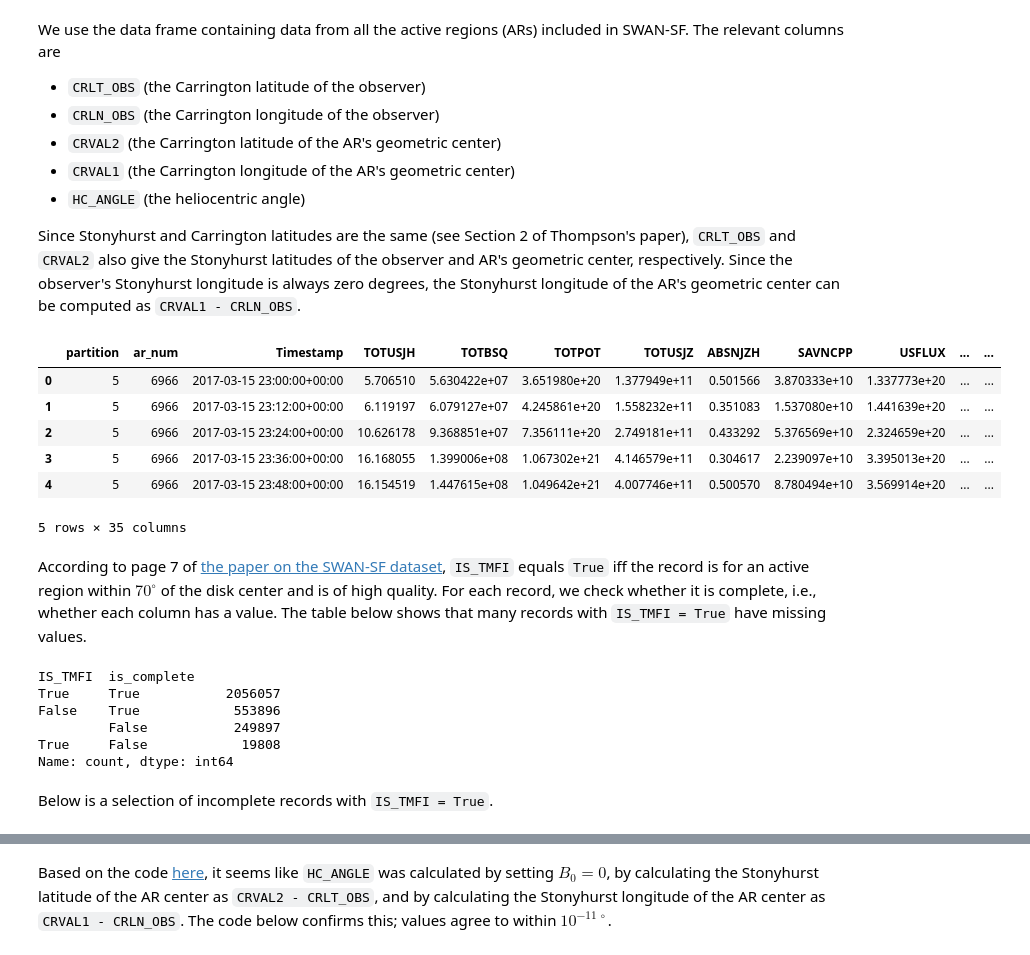
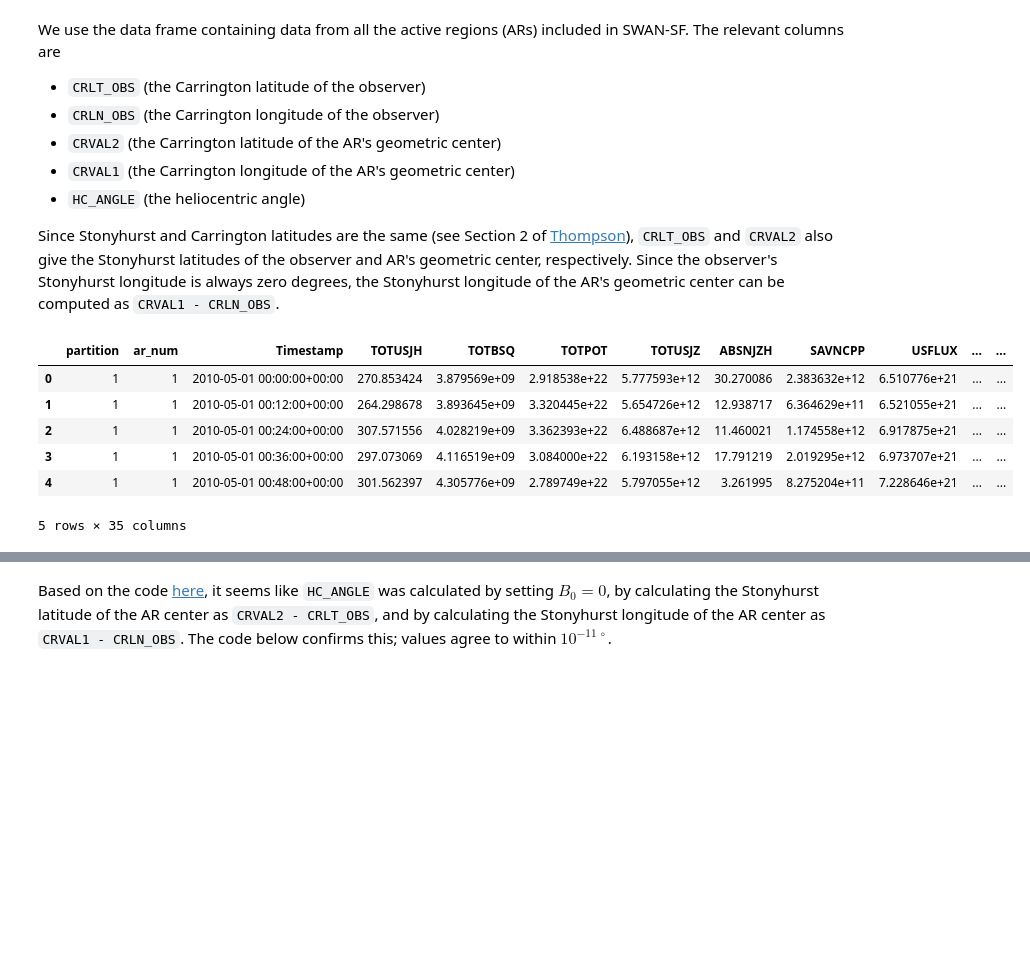
Before and after one commit to victorverma/Projection-Effects, a Jupyter notebook: data/processed/heliocentric_angles.ipynb, the cells around one changed output, grey strips where cells are left out. Drawn from its saved outputs; the diff is of its cells as text; code cells hidden in the pictures; blank space fills up the shorter version.

```diff
--- a/data/processed/heliocentric_angles.ipynb
+++ b/data/processed/heliocentric_angles.ipynb
@@ -5,2 +7,4 @@ from plotnine import *
+# %%
+DATA_DIR = Path("..") / "data" / "processed" / "swan_sf"
 # %% [markdown]
 The correction factor polynomials computed in [Goodwin et al.](https://dx.doi.org/10.3847/1538-4357/adb4f6)
@@ -91,37 +145,19 @@ in SWAN-SF. The relevant columns are
 - `CRVAL1` (the Carrington longitude of the AR's geometric center)
 - `HC_ANGLE` (the heliocentric angle)
 
-Since Stonyhurst and Carrington latitudes are the same (see Section 2 of Thompson's paper), `CRLT_OBS` and `CRVAL2`
-also give the Stonyhurst latitudes of the observer and AR's geometric center,
-respectively. Since the observer's Stonyhurst longitude is always zero degrees,
-the Stonyhurst longitude of the AR's geometric center can be computed as
-`CRVAL1 - CRLN_OBS`.
+Since Stonyhurst and Carrington latitudes are the same (see Section 2 of [Thompson](https://doi.org/10.1051/0004-6361:20054262)),
+`CRLT_OBS` and `CRVAL2` also give the Stonyhurst latitudes of the observer and
+AR's geometric center, respectively. Since the observer's Stonyhurst longitude
+is always zero degrees, the Stonyhurst longitude of the AR's geometric center
+can be computed as `CRVAL1 - CRLN_OBS`.
 # %%
-all_ars_df = pd.read_parquet("all_ars_df.parquet")
+all_ars_df = pd.read_parquet(DATA_DIR / "all_ars_df.parquet")
 all_ars_df.head()
 # %% [output]
 |  | partition | ar_num | Timestamp | TOTUSJH | TOTBSQ | TOTPOT | TOTUSJZ | ABSNJZH | SAVNCPP | USFLUX | ... | ... |
-| 0 | 5 | 6966 | 2017-03-15 23:00:00+00:00 | 5.706510 | 5.630422e+07 | 3.651980e+20 | 1.377949e+11 | 0.501566 | 3.870333e+10 | 1.337773e+20 | ... | ... |
-| 1 | 5 | 6966 | 2017-03-15 23:12:00+00:00 | 6.119197 | 6.079127e+07 | 4.245861e+20 | 1.558232e+11 | 0.351083 | 1.537080e+10 | 1.441639e+20 | ... | ... |
-| 2 | 5 | 6966 | 2017-03-15 23:24:00+00:00 | 10.626178 | 9.368851e+07 | 7.356111e+20 | 2.749181e+11 | 0.433292 | 5.376569e+10 | 2.324659e+20 | ... | ... |
-| 3 | 5 | 6966 | 2017-03-15 23:36:00+00:00 | 16.168055 | 1.399006e+08 | 1.067302e+21 | 4.146579e+11 | 0.304617 | 2.239097e+10 | 3.395013e+20 | ... | ... |
-| 4 | 5 | 6966 | 2017-03-15 23:48:00+00:00 | 16.154519 | 1.447615e+08 | 1.049642e+21 | 4.007746e+11 | 0.500570 | 8.780494e+10 | 3.569914e+20 | ... | ... |
+| 0 | 1 | 1 | 2010-05-01 00:00:00+00:00 | 270.853424 | 3.879569e+09 | 2.918538e+22 | 5.777593e+12 | 30.270086 | 2.383632e+12 | 6.510776e+21 | ... | ... |
+| 1 | 1 | 1 | 2010-05-01 00:12:00+00:00 | 264.298678 | 3.893645e+09 | 3.320445e+22 | 5.654726e+12 | 12.938717 | 6.364629e+11 | 6.521055e+21 | ... | ... |
+| 2 | 1 | 1 | 2010-05-01 00:24:00+00:00 | 307.571556 | 4.028219e+09 | 3.362393e+22 | 6.488687e+12 | 11.460021 | 1.174558e+12 | 6.917875e+21 | ... | ... |
+| 3 | 1 | 1 | 2010-05-01 00:36:00+00:00 | 297.073069 | 4.116519e+09 | 3.084000e+22 | 6.193158e+12 | 17.791219 | 2.019295e+12 | 6.973707e+21 | ... | ... |
+| 4 | 1 | 1 | 2010-05-01 00:48:00+00:00 | 301.562397 | 4.305776e+09 | 2.789749e+22 | 5.797055e+12 | 3.261995 | 8.275204e+11 | 7.228646e+21 | ... | ... |
 5 rows × 35 columns
-# %% [markdown]
-According to page 7 of [the paper on the SWAN-SF dataset](https://doi.org/10.1038/s41597-020-0548-x),
-`IS_TMFI` equals `True` iff the record is for an active region within
-$70^{\circ}$ of the disk center and is of high quality. For each record, we
-check whether it is complete, i.e., whether each column has a value. The table
-below shows that many records with `IS_TMFI = True` have missing values.
-# %%
-all_ars_df["is_complete"] = all_ars_df.notna().all(axis=1)
-all_ars_df[["IS_TMFI", "is_complete"]].value_counts()
-# %% [output]
-IS_TMFI  is_complete
-True     True           2056057
-False    True            553896
-         False           249897
-True     False            19808
-Name: count, dtype: int64
-# %% [markdown]
-Below is a selection of incomplete records with `IS_TMFI = True`.
```
Also changed, not shown: parts of 17 cells of this notebook.
